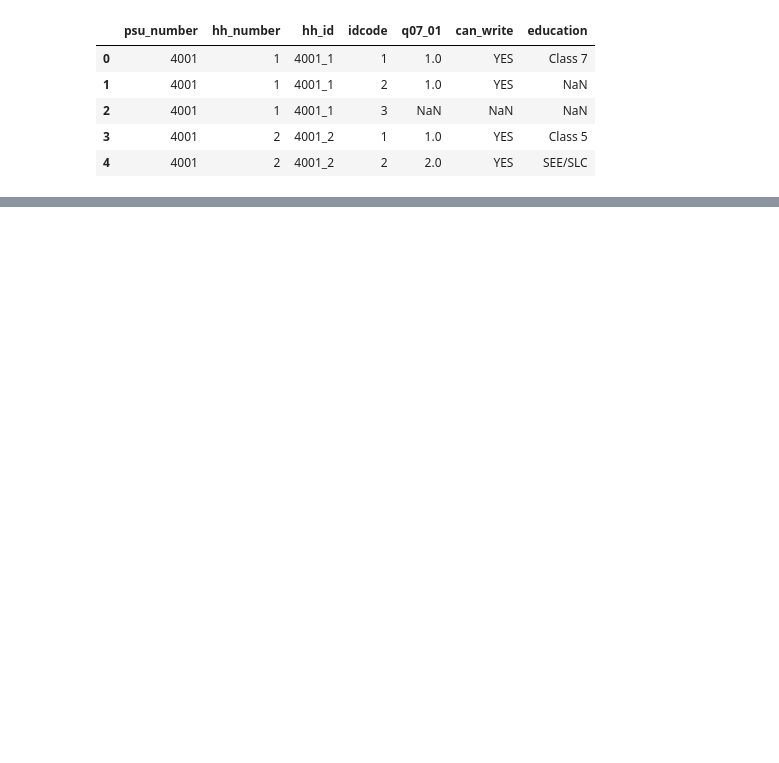
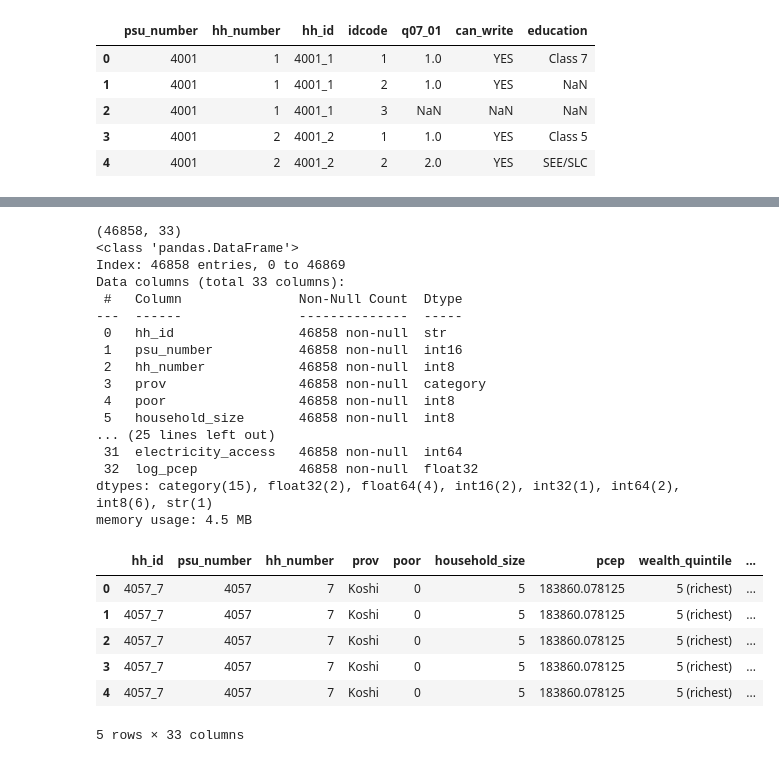
Before and after one commit to AnjaliSapkota/Nepal-Fuel-use-Analysis, a Jupyter notebook: analysis.ipynb, the cells around one changed output, grey strips where cells are left out. Drawn from its saved outputs; the diff is of its cells as text; code cells hidden in the pictures; blank space fills up the shorter version.

```diff
--- a/analysis.ipynb
+++ b/analysis.ipynb
@@ -544,0 +475,13 @@ print(c)
+# %%
+master = master.dropna(subset=["fuel"])
+# %%
+master = master[
+    (master["age"]>=15) &
+    (master["age"]<=100)
+]
+# %%
+master = master[
+    master["household_size"]>0
+]
+# %%
+master["log_pcep"] = np.log(master["pcep"]+1)
@@ -544,0 +490,31 @@ print(c)
+# %%
+print(master.shape)
+
+master.info()
+
+master.head()
+# %% [output]
+(46858, 33)
+<class 'pandas.DataFrame'>
+Index: 46858 entries, 0 to 46869
+Data columns (total 33 columns):
+ #   Column               Non-Null Count  Dtype
+---  ------               --------------  -----
+ 0   hh_id                46858 non-null  str
+ 1   psu_number           46858 non-null  int16
+ 2   hh_number            46858 non-null  int8
+ 3   prov                 46858 non-null  category
+ 4   poor                 46858 non-null  int8
+ 5   household_size       46858 non-null  int8
+... (25 lines left out)
+ 31  electricity_access   46858 non-null  int64
+ 32  log_pcep             46858 non-null  float32
+dtypes: category(15), float32(2), float64(4), int16(2), int32(1), int64(2), int8(6), str(1)
+memory usage: 4.5 MB
+|  | hh_id | psu_number | hh_number | prov | poor | household_size | pcep | wealth_quintile | ... |
+| 0 | 4057_7 | 4057 | 7 | Koshi | 0 | 5 | 183860.078125 | 5 (richest) | ... |
+| 1 | 4057_7 | 4057 | 7 | Koshi | 0 | 5 | 183860.078125 | 5 (richest) | ... |
+| 2 | 4057_7 | 4057 | 7 | Koshi | 0 | 5 | 183860.078125 | 5 (richest) | ... |
+| 3 | 4057_7 | 4057 | 7 | Koshi | 0 | 5 | 183860.078125 | 5 (richest) | ... |
+| 4 | 4057_7 | 4057 | 7 | Koshi | 0 | 5 | 183860.078125 | 5 (richest) | ... |
+5 rows × 33 columns
```
Also changed, not shown: parts of 35 cells of this notebook.
